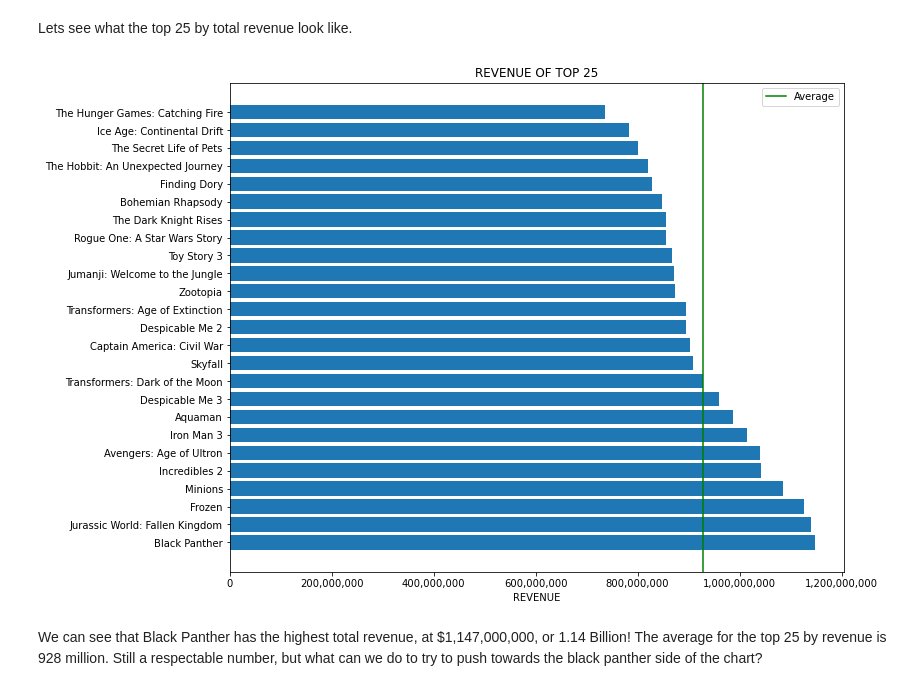
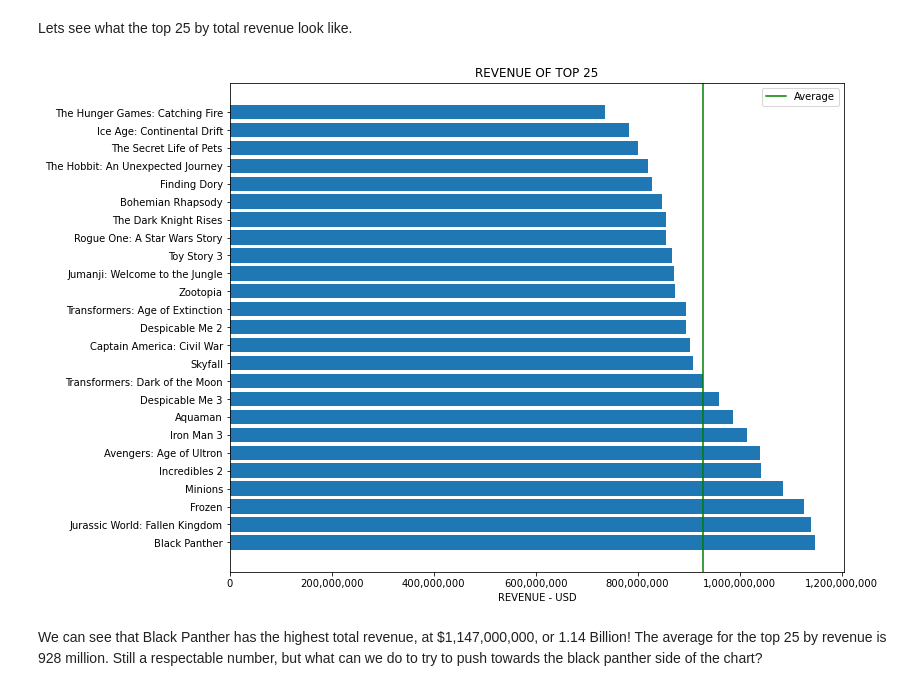
Before and after one commit to Djohnson1313/Phase_2_Project, a Jupyter notebook: Phase.2.project.notebook.ipynb, the cells around one changed output. Cells and saved outputs as stored; diff of their text form; code cells hidden in the pictures.

```diff
--- a/Phase.2.project.notebook.ipynb
+++ b/Phase.2.project.notebook.ipynb
@@ -378,19 +378,19 @@ top_25 = df5.sort_values(by = 'total_revenue', ascending = False)[:25] # create
 # %%
 fig, ax = plt.subplots(figsize = (11, 9)) # create figure for plot
 
 x = top_25['total_revenue'] # assign variable for total revenue numbers
 y = top_25['title'] # assign variable for title names
 height_mean = round(sum(x) / len(x)) # find average for total_revenue
 ax.axvline(height_mean, color = 'green') # place average line
-ax.set_xlabel('REVENUE') # set axis name
+ax.set_xlabel('REVENUE - USD') # set axis name
 ax.barh(y,x) # create plot
 ax.set_title('REVENUE OF TOP 25') # title plot
 plt.legend(['Average']) # create legend
 ax.get_xaxis().set_major_formatter(
     plt.FuncFormatter(lambda x, p: format(int(x), ','))) # format labels
 plt.show(); # output
 # %% [output]
-[figure, old version]
+[figure, new version]
 # %% [markdown]
 We can see that Black Panther has the highest total revenue, at $1,147,000,000, or 1.14 Billion!
 The average for the top 25 by revenue is 928 million. Still a respectable number, but what can we do to try to push towards the black panther side of the chart?
```
Also changed, not shown: parts of 6 cells of this notebook.
